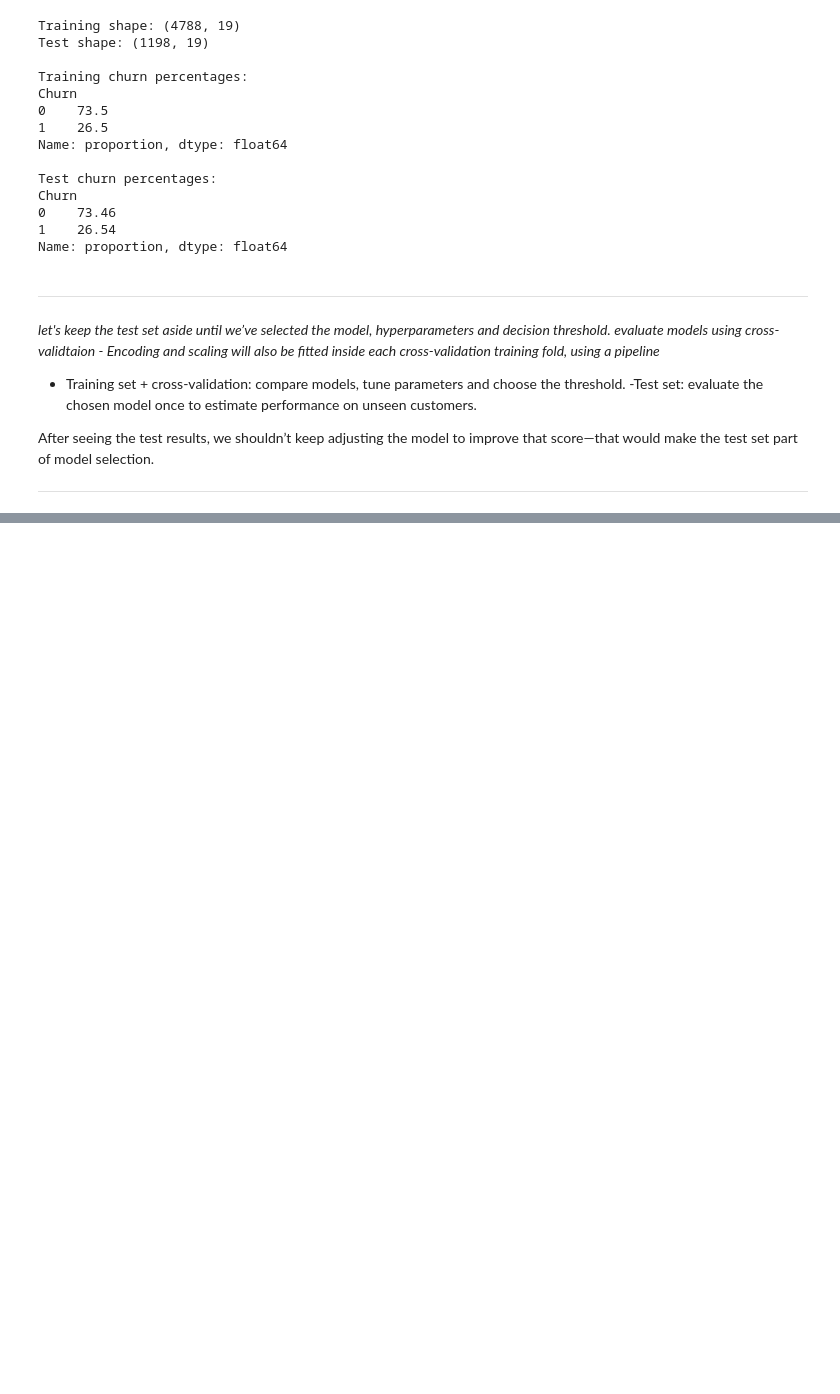
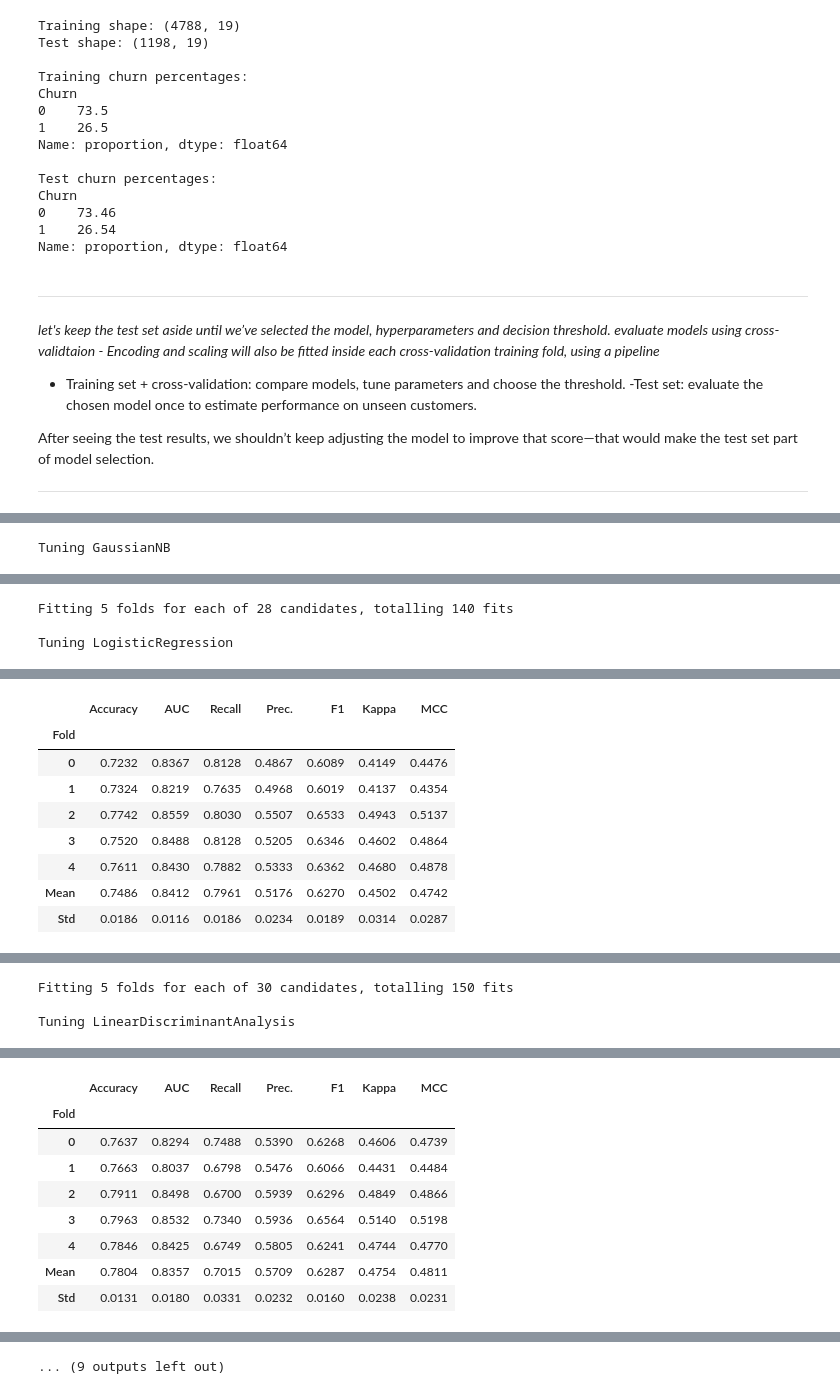
Before and after one commit to laravich/telco_churn_project, a Jupyter notebook: Lavanya_telcom_churn.ipynb, the cells around one changed output, grey strips where cells are left out. Drawn from its saved outputs; the diff is of its cells as text; code cells hidden in the pictures; blank space fills up the shorter version.

```diff
--- a/Lavanya_telcom_churn.ipynb
+++ b/Lavanya_telcom_churn.ipynb
@@ -376,0 +641,20 @@ After seeing the test results, we shouldn’t keep adjusting the model to improv
+# %%
+# tune all 5 models
+tuned_models = []
+tuning_results = {}
+
+for model in top_five_models:
+    name = type(model).__name__
+    print(f"\nTuning {name}")
+
+    tuned = exp.tune_model(
+        model,
+        optimize="F1",
+        n_iter=30,# try 30 different hyperparameter combinations during the default random search.
+        choose_better=True # keeps the original model if tuning doesn’t improve its cross-validation F1.
+    )
+
+    tuned_models.append(tuned)
+    tuning_results[name] = exp.pull().copy()
+# %% [output]
+Tuning GaussianNB
@@ -376,0 +664,3 @@ After seeing the test results, we shouldn’t keep adjusting the model to improv
+Fitting 5 folds for each of 28 candidates, totalling 140 fits
+
+Tuning LogisticRegression
@@ -376,0 +668,9 @@ After seeing the test results, we shouldn’t keep adjusting the model to improv
+|  | Accuracy | AUC | Recall | Prec. | F1 | Kappa | MCC |
+| Fold |  |  |  |  |  |  |  |
+| 0 | 0.7232 | 0.8367 | 0.8128 | 0.4867 | 0.6089 | 0.4149 | 0.4476 |
+| 1 | 0.7324 | 0.8219 | 0.7635 | 0.4968 | 0.6019 | 0.4137 | 0.4354 |
+| 2 | 0.7742 | 0.8559 | 0.8030 | 0.5507 | 0.6533 | 0.4943 | 0.5137 |
+| 3 | 0.7520 | 0.8488 | 0.8128 | 0.5205 | 0.6346 | 0.4602 | 0.4864 |
+| 4 | 0.7611 | 0.8430 | 0.7882 | 0.5333 | 0.6362 | 0.4680 | 0.4878 |
+| Mean | 0.7486 | 0.8412 | 0.7961 | 0.5176 | 0.6270 | 0.4502 | 0.4742 |
+| Std | 0.0186 | 0.0116 | 0.0186 | 0.0234 | 0.0189 | 0.0314 | 0.0287 |
@@ -376,0 +678,3 @@ After seeing the test results, we shouldn’t keep adjusting the model to improv
+Fitting 5 folds for each of 30 candidates, totalling 150 fits
+
+Tuning LinearDiscriminantAnalysis
@@ -376,0 +682,9 @@ After seeing the test results, we shouldn’t keep adjusting the model to improv
+|  | Accuracy | AUC | Recall | Prec. | F1 | Kappa | MCC |
+| Fold |  |  |  |  |  |  |  |
+| 0 | 0.7637 | 0.8294 | 0.7488 | 0.5390 | 0.6268 | 0.4606 | 0.4739 |
+| 1 | 0.7663 | 0.8037 | 0.6798 | 0.5476 | 0.6066 | 0.4431 | 0.4484 |
+| 2 | 0.7911 | 0.8498 | 0.6700 | 0.5939 | 0.6296 | 0.4849 | 0.4866 |
+| 3 | 0.7963 | 0.8532 | 0.7340 | 0.5936 | 0.6564 | 0.5140 | 0.5198 |
+| 4 | 0.7846 | 0.8425 | 0.6749 | 0.5805 | 0.6241 | 0.4744 | 0.4770 |
+| Mean | 0.7804 | 0.8357 | 0.7015 | 0.5709 | 0.6287 | 0.4754 | 0.4811 |
+| Std | 0.0131 | 0.0180 | 0.0331 | 0.0232 | 0.0160 | 0.0238 | 0.0231 |
@@ -376,0 +692 @@ After seeing the test results, we shouldn’t keep adjusting the model to improv
+... (9 outputs left out)
```
Also changed, not shown: parts of 39 cells of this notebook.
